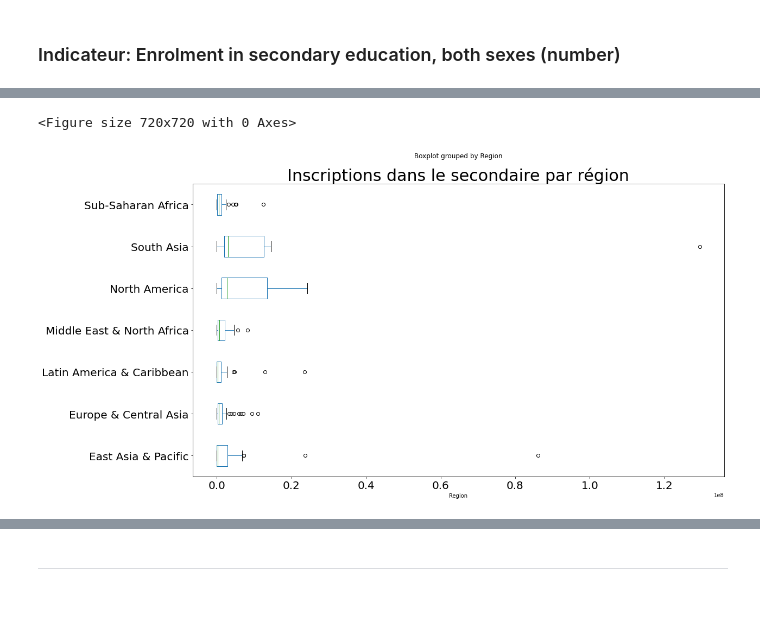
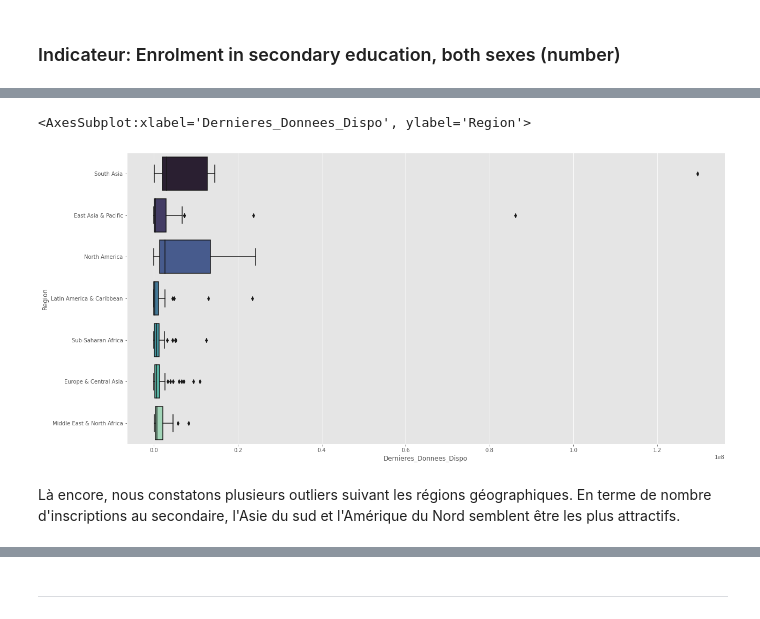
Before and after one commit to Charlotte-1987/openclassroom-projet2, a Jupyter notebook: notebook_p2.ipynb, the cells around one changed output, grey strips where cells are left out. Saved outputs shown, nothing was run; the diff lists cells and outputs as text; code cells hidden in the pictures.

```diff
--- a/notebook_p2.ipynb
+++ b/notebook_p2.ipynb
@@ -702,17 +708,16 @@ df_inscription.head(100)
 | 704871 | Europe & Central Asia | Upper middle income | Serbia | Enrolment in secondary education,... | 5.534480e+05 |
 | 287061 | Europe & Central Asia | High income: OECD | Denmark | Enrolment in secondary education,... | 5.532630e+05 |
 | 803826 | Sub-Saharan Africa | Low income | Togo | Enrolment in secondary education,... | 5.458610e+05 |
-# %%
-plt.figure(figsize = (10,10))
-
-df_inscription.boxplot(by ='Region', column =['Dernieres_Donnees_Dispo'],figsize=(17,10), grid = False, fontsize = 20, vert = False)
-
-plt.title('Inscriptions dans le secondaire par région', fontsize=30)
-
-plt.show()
-# %% [output]
-<Figure size 720x720 with 0 Axes>
-[figure, removed]
+# %%
+plt.figure(figsize = (20,10))
+plt.style.use('ggplot')
+
+sns.boxplot(x='Dernieres_Donnees_Dispo', y='Region', data=df_inscription, palette="mako")
+# %% [output]
+<AxesSubplot:xlabel='Dernieres_Donnees_Dispo', ylabel='Region'>
+[figure, added]
+# %% [markdown]
+Là encore, nous constatons plusieurs outliers suivant les régions géographiques. En terme de nombre d'inscriptions au secondaire, l'Asie du sud et l'Amérique du Nord semblent être les plus attractifs.
 # %%
 df_inscription.groupby('Region')['Dernieres_Donnees_Dispo'].describe()
 # %% [output]
```
Also changed, not shown: parts of 25 cells of this notebook.
